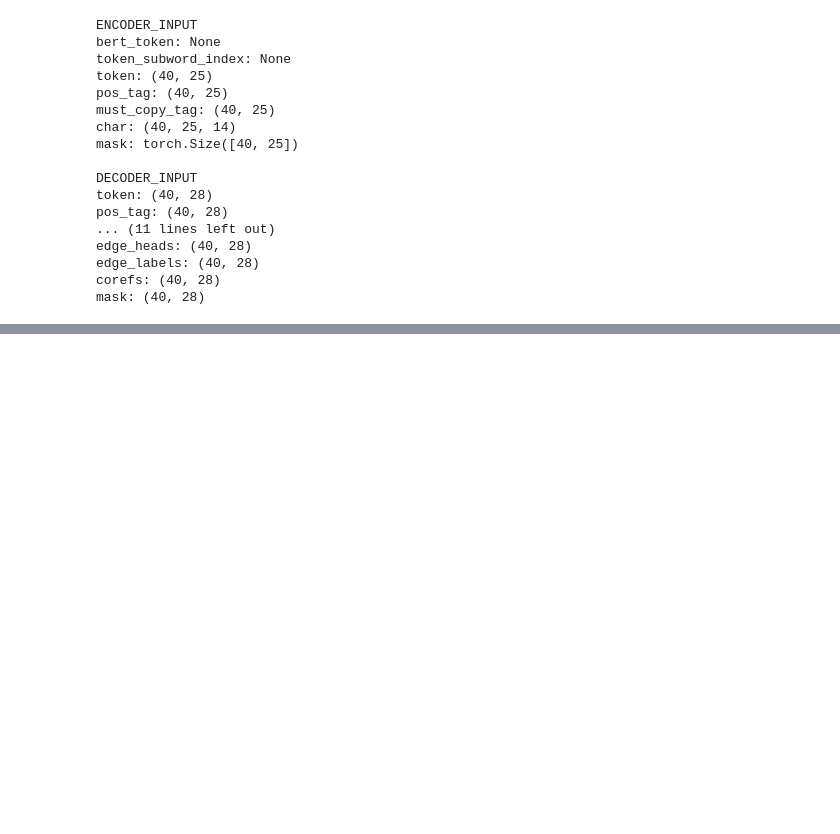
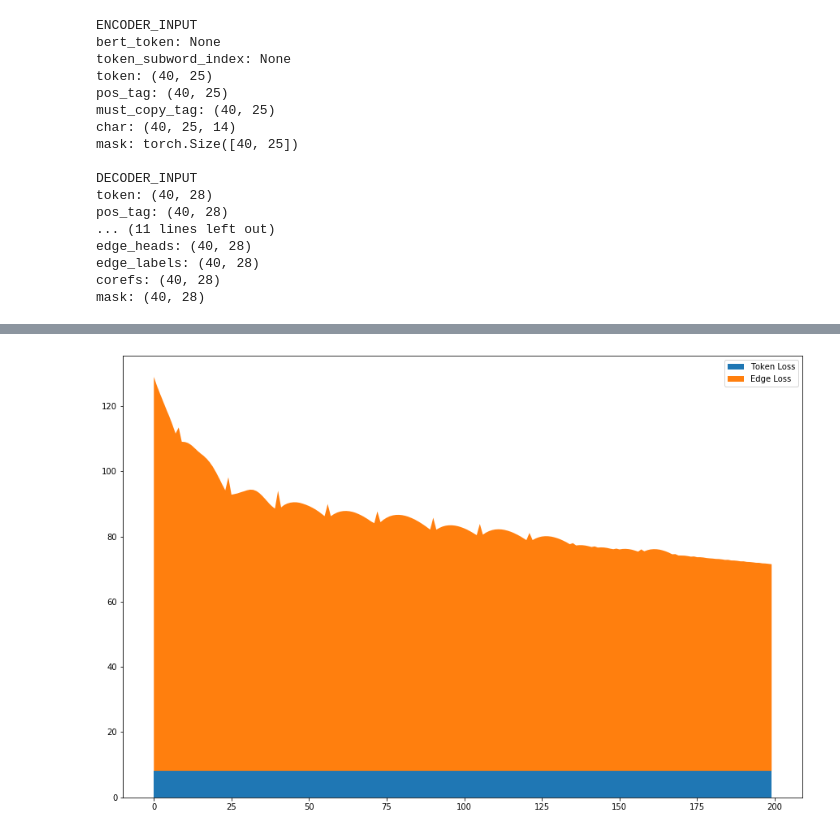
Before and after one commit to adylanrff/tugas-akhir, a Jupyter notebook: model/run_model.ipynb, the cells around one changed output, grey strips where cells are left out. Saved outputs shown, nothing was run; the diff lists cells and outputs as text; code cells hidden in the pictures; blank space fills up the shorter version.

Commit message:
add token loss and edge loss

```diff
--- a/model/run_model.ipynb
+++ b/model/run_model.ipynb
@@ -12,6 +12,7 @@ if module_path not in sys.path:
 # %%
 import numpy as np
 import matplotlib.pyplot as plt
+plt.rcParams['figure.figsize'] = [15, 10]
 
 from stog.utils.params import Params
 from stog.data.dataset_builder import dataset_from_params, iterator_from_params
@@ -192,10 +179,17 @@ int32
 # %%
-total_loss = []
+total_losses = []
+token_losses = []
+edge_losses = []
 
 EPOCHS = 200
 
 for epoch in range(EPOCHS):
-    loss = text_to_amr.train(model_input)
-    total_loss.append(loss)
-    print("EPOCH: {}, LOSS: {:.4f}".format(epoch, float(loss.numpy())), end='\r')
+    loss, token_loss, edge_loss = text_to_amr.train(model_input)
+    total_losses.append(loss)
+    token_losses.append(token_loss)
+    edge_losses.append(edge_loss)
+    print("EPOCH: {}, TOKEN LOSS: {:.4f}, EDGE LOSS: {:.4f}, TOTAL LOSS: {:.4f}".format(epoch,\
+                                             float(token_loss.numpy()), \
+                                             float(edge_loss.numpy()), \
+                                            float(loss.numpy())), end='\r')
 # %% [output]
@@ -203 +197,7 @@ EPOCH: 184, LOSS: 83.47626
+# %%
+plt.stackplot([i for i in range(EPOCHS)], token_losses, edge_losses, labels=['Token Loss', 'Edge Loss'])
+plt.legend()
+plt.show()
+# %% [output]
+[figure, added]
 # %%
```
Also changed, not shown: parts of 8 cells of this notebook, 4 other files.
